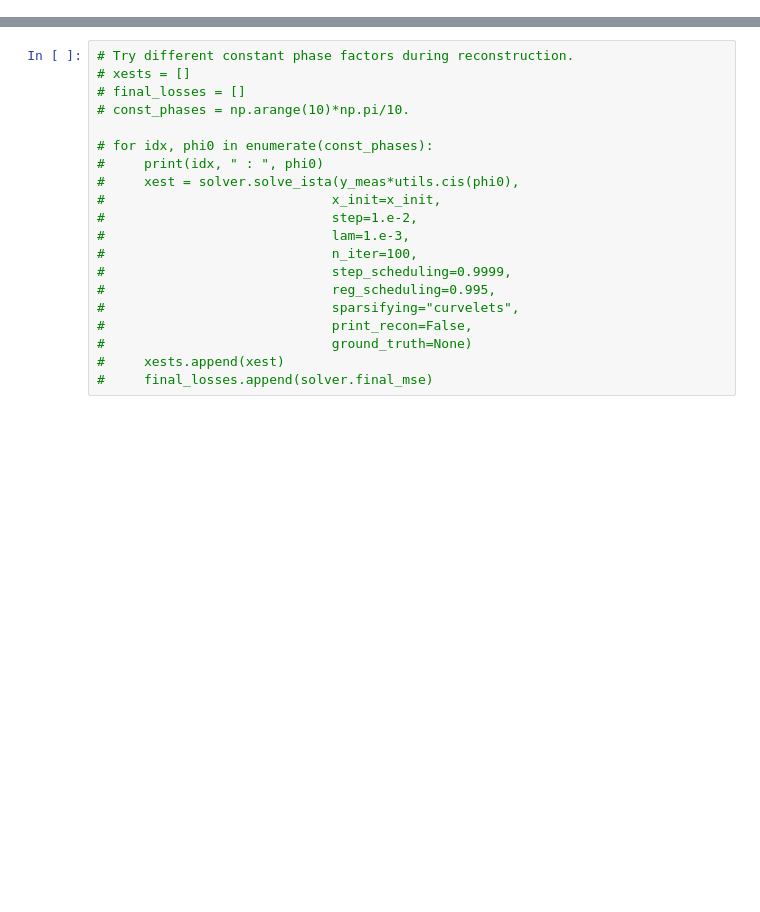
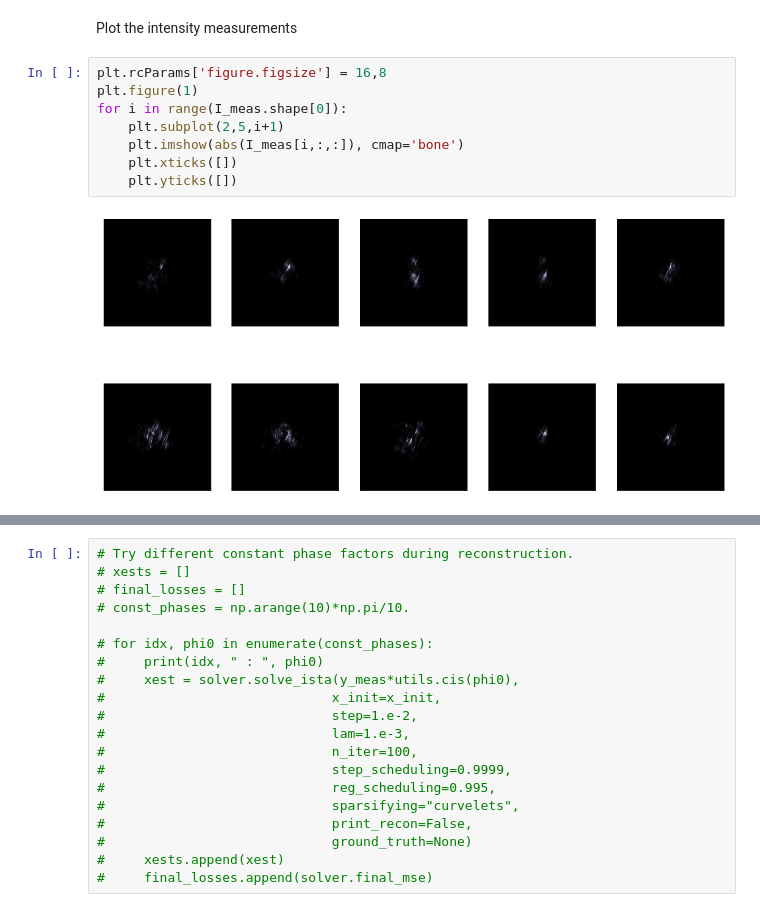
Before and after one commit to kvarun95/cshg, a Jupyter notebook: src/recon_ex.ipynb, the cells around one changed output, grey strips where cells are left out. Saved outputs shown, nothing was run; the diff lists cells and outputs as text; blank space fills up the shorter version.

```diff
--- a/src/recon_ex.ipynb
+++ b/src/recon_ex.ipynb
@@ -21,0 +89,12 @@ num_masks = 10
+# %% [markdown]
+Plot the intensity measurements
+# %%
+plt.rcParams['figure.figsize'] = 16,8
+plt.figure(1)
+for i in range(I_meas.shape[0]):
+    plt.subplot(2,5,i+1)
+    plt.imshow(abs(I_meas[i,:,:]), cmap='bone')
+    plt.xticks([])
+    plt.yticks([])
+# %% [output]
+[figure, added]
```
Also changed, not shown: parts of 29 cells of this notebook, 12 other files.
